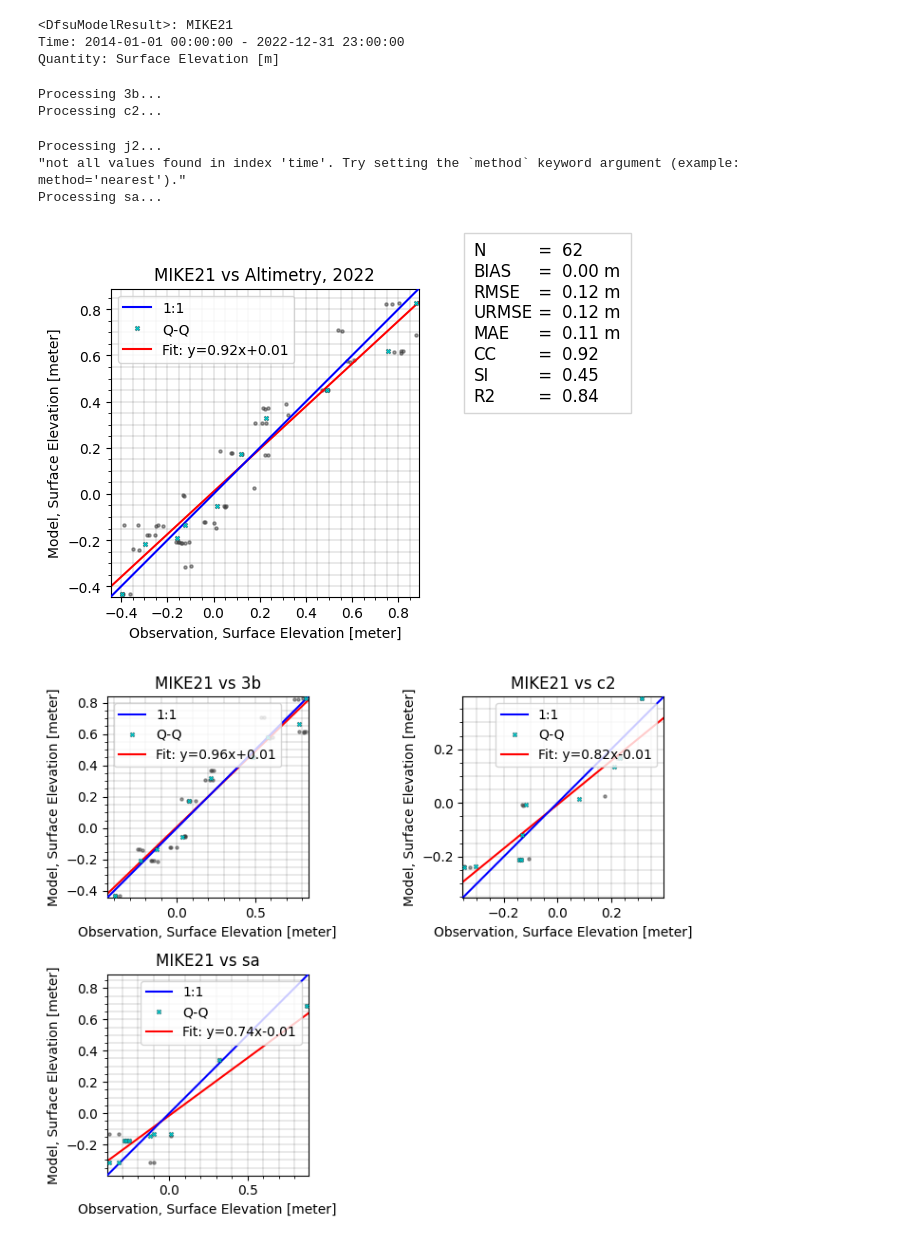
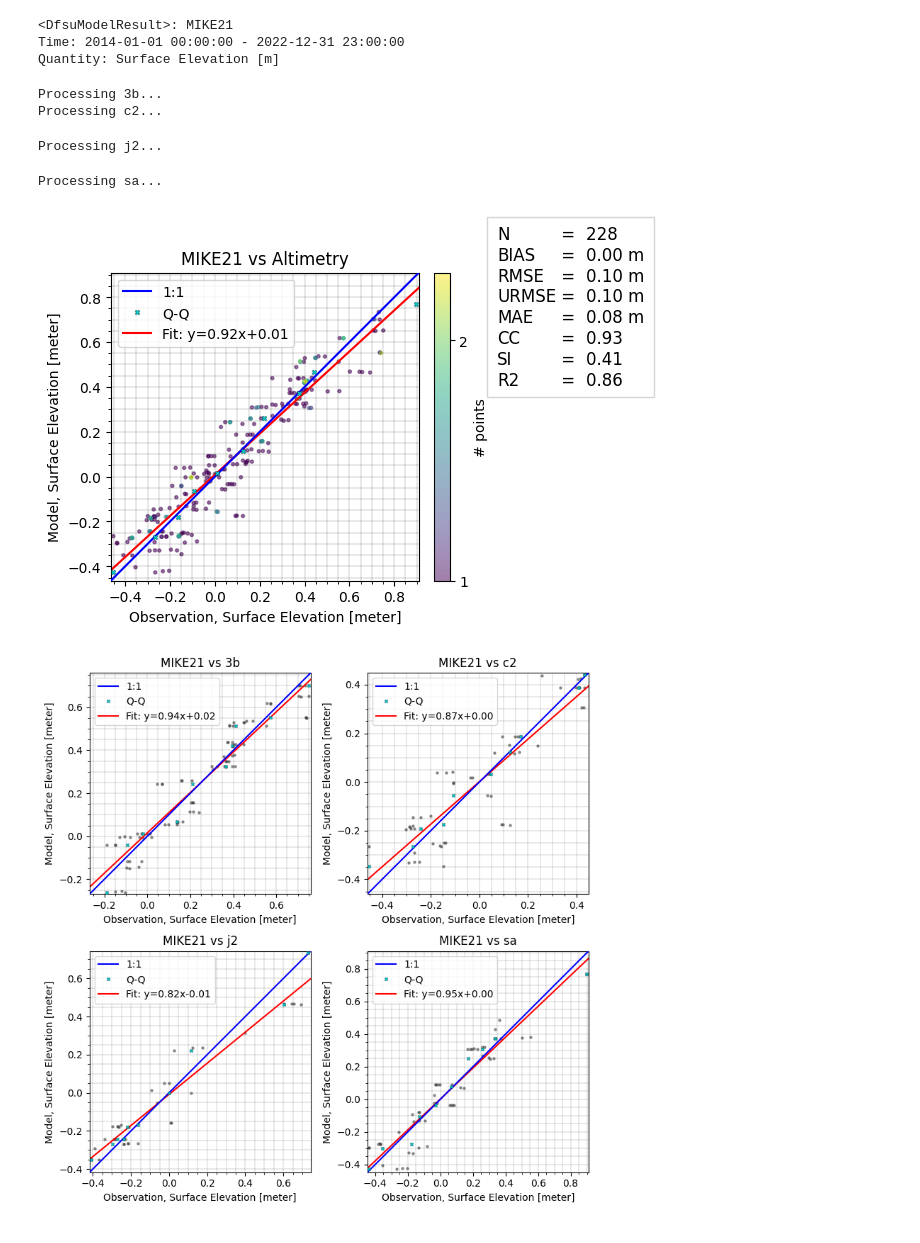
Before and after one commit to DHI/WaterBench-MIKE21HD-ConceptionBay, a Jupyter notebook: code/model_validation_altimetry.ipynb, the cells around one changed output. Drawn from its saved outputs; the diff is of its cells as text; code cells hidden in the pictures.

```diff
--- a/code/model_validation_altimetry.ipynb
+++ b/code/model_validation_altimetry.ipynb
@@ -27,5 +25,5 @@ altlist = h.get_altimetry_obs(quality=None)
 # %%
-mr = ms.DfsuModelResult(mr_fn, name="MIKE21")
+mr = ms.DfsuModelResult(mikeio.read(mr_fn)[0], name="MIKE21")
 mr
 # %% [output]
 <DfsuModelResult>: MIKE21
@@ -33,7 +31,7 @@ Time: 2014-01-01 00:00:00 - 2022-12-31 23:00:00
 Quantity: Surface Elevation [m]
 # %%
 cmps = []
-match_t = "2022" # You can choose a specific time period here
+match_t = slice("2017","2020") # You can choose a specific time period here
 for o in altlist:
     print(f"Processing {o.name}...")
     try:
@@ -46,8 +44,7 @@ cc = ms.ComparerCollection(cmps)
 Processing 3b...
 Processing c2...
 Processing j2...
-"not all values found in index 'time'. Try setting the `method` keyword argument (example: method='nearest')."
-Processing sa...
+Processing sa...
 # %%
 if len(cc)>0:
     cc.skill().round(4)
@@ -56,12 +53,12 @@ else:
 # %%
 if len(cc)>0:
     cc.plot.scatter(skill_table=True, figsize=(5,4));
-    plt.title("MIKE21 vs Altimetry, "+match_t)
+    plt.title("MIKE21 vs Altimetry")
     if save_png: plt.savefig("../figures/altimetry_comparison.png", bbox_inches="tight")
 else:
     print("No data to show")
 # %% [output]
-[figure, old version]
+[figure, new version]
 # %%
 if len(cc)>0:
     fig, axs = plt.subplots(-(-len(cc)//2), 2, figsize=(8,len(cc)*2))
@@ -76,4 +73,4 @@ if len(cc)>0:
 else:
     print("No data to show")
 # %% [output]
-[figure, old version]
+[figure, new version]
```
Also changed, not shown: parts of 1 cell of this notebook, 8 other files.
